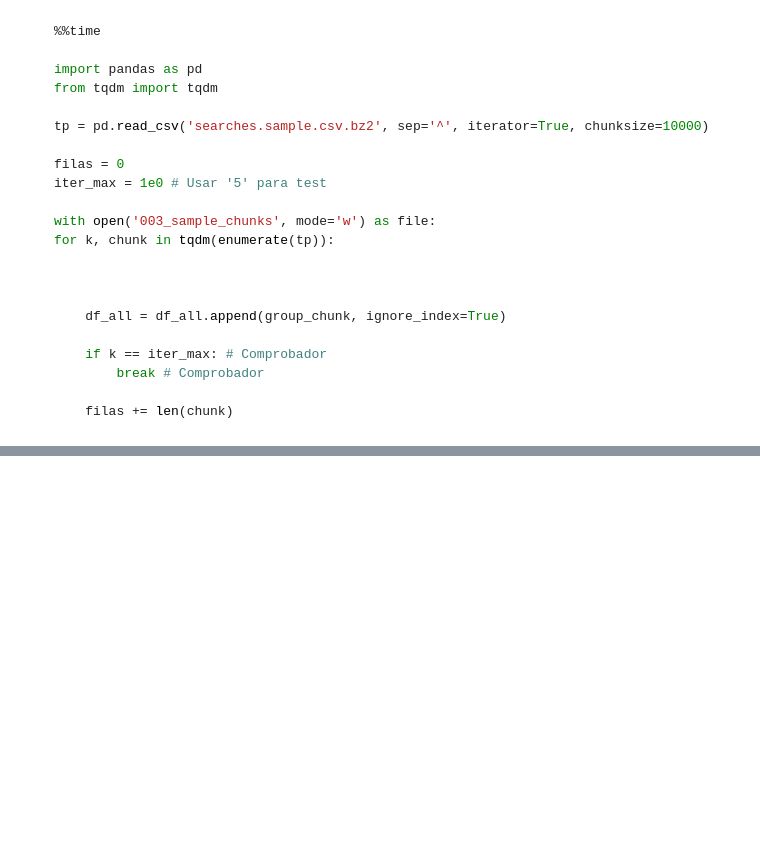
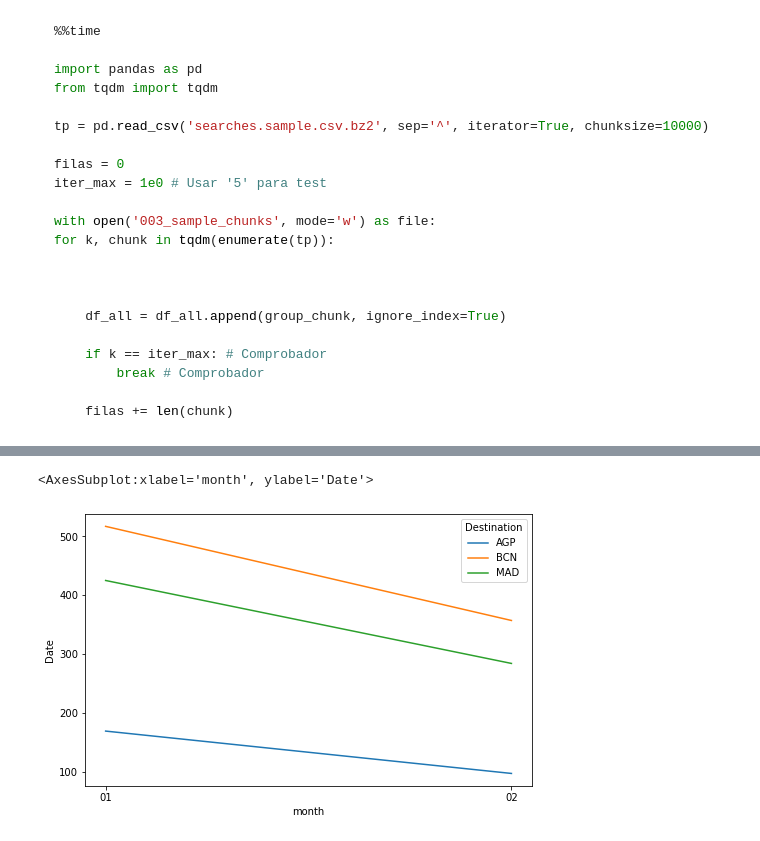
Before and after one commit to malonsol/mario, a Jupyter notebook: challenge/DS_Challenge_Mario.ipynb, the cells around one changed output, grey strips where cells are left out. Cells and saved outputs as stored; diff of their text form; code cells hidden in the pictures; blank space fills up the shorter version.

````diff
--- a/challenge/DS_Challenge_Mario.ipynb
+++ b/challenge/DS_Challenge_Mario.ipynb
@@ -468,4 +480,6 @@ for k, chunk in tqdm(enumerate(tp)):
     filas += len(chunk)
 ```
 # %%
-searches_sample = pd.read_csv('searches.sample.csv.bz2', sep='^')
+searches_sample = pd.read_csv('searches.sample.csv.bz2',
+                              usecols=['Date','Destination'],
+                              sep='^')
@@ -475,0 +509,4 @@ searches_sample.sample(5)
+# %%
+searches_sample['year'] = searches_sample['Date'].str[:4]
+searches_sample['month'] = searches_sample['Date'].str[5:7]
+searches_sample.sample(5)
@@ -475,0 +520,4 @@ searches_sample.sample(5)
+# %%
+cities = ['AGP', 'MAD', 'BCN']
+df2 = searches_sample[searches_sample['Destination'].isin(cities)].copy()
+df2.sample(10)
@@ -475,0 +540,3 @@ searches_sample.sample(5)
+# %%
+df3 = df2.groupby(['Destination', 'year', 'month']).count().reset_index()
+df3
@@ -476,3 +554,13 @@ searches_sample.sample(5)
+# %%
+fig,ax1 = plt.subplots(figsize=(8,5))
+sns.lineplot(data=df3[df3['year'] == '2013'],
+            x='month',
+            y='Date',
+            hue='Destination',
+            ax=ax1)
+# %% [output]
+<AxesSubplot:xlabel='month', ylabel='Date'>
+[figure, added]
 # %%
 %%time
 
````
Also changed, not shown: parts of 13 cells of this notebook.
